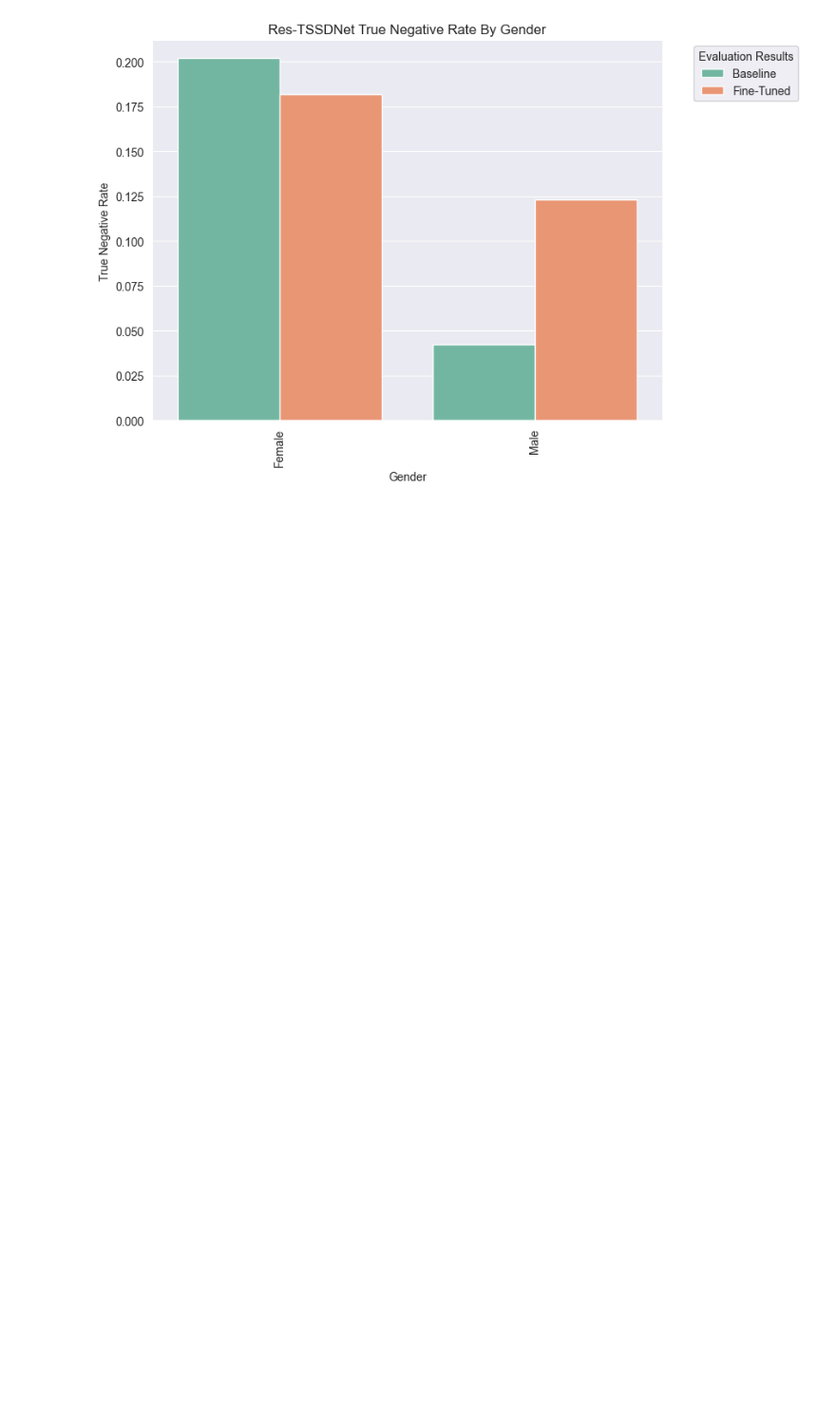
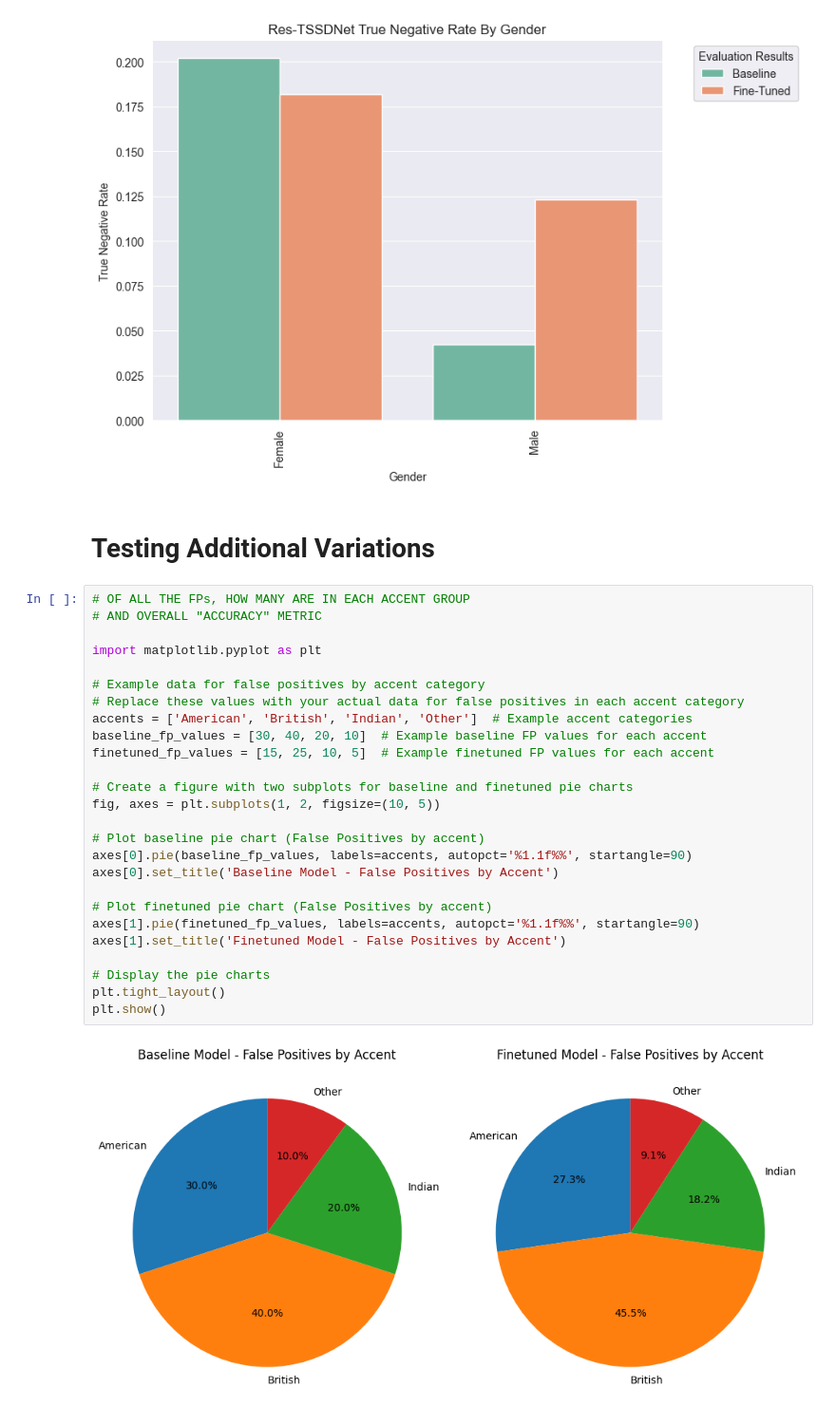
Before and after one commit to madfields17/Capstone_2025, a Jupyter notebook: tssdnet/visualize_model_results.ipynb, the cells around one changed output. Shown at 95% size. Drawn from its saved outputs; the diff is of its cells as text; blank space fills up the shorter version.

```diff
--- a/tssdnet/finetune-1/visualize_model_results.ipynb
+++ b/tssdnet/visualize_model_results.ipynb
@@ -138,3 +139,33 @@ visualize_rates(data=gender_tnr_data,
 | 0 | Female | 0.201794 | 0.181614 |
 | 1 | Male | 0.042601 | 0.123318 |
 [figure]
+# %% [markdown]
+# Testing Additional Variations
+# %%
+# OF ALL THE FPs, HOW MANY ARE IN EACH ACCENT GROUP
+# AND OVERALL "ACCURACY" METRIC
+
+import matplotlib.pyplot as plt
+
+# Example data for false positives by accent category
+# Replace these values with your actual data for false positives in each accent category
+accents = ['American', 'British', 'Indian', 'Other']  # Example accent categories
+baseline_fp_values = [30, 40, 20, 10]  # Example baseline FP values for each accent
+finetuned_fp_values = [15, 25, 10, 5]  # Example finetuned FP values for each accent
+
+# Create a figure with two subplots for baseline and finetuned pie charts
+fig, axes = plt.subplots(1, 2, figsize=(10, 5))
+
+# Plot baseline pie chart (False Positives by accent)
+axes[0].pie(baseline_fp_values, labels=accents, autopct='%1.1f%%', startangle=90)
+axes[0].set_title('Baseline Model - False Positives by Accent')
+
+# Plot finetuned pie chart (False Positives by accent)
+axes[1].pie(finetuned_fp_values, labels=accents, autopct='%1.1f%%', startangle=90)
+axes[1].set_title('Finetuned Model - False Positives by Accent')
+
+# Display the pie charts
+plt.tight_layout()
+plt.show()
+# %% [output]
+[figure, added]
```
Also changed, not shown: parts of 13 cells of this notebook, 10 other files.
